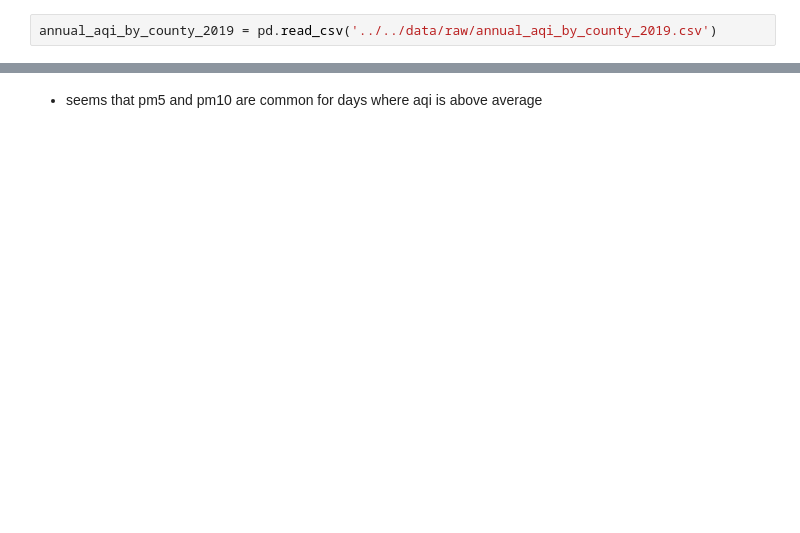
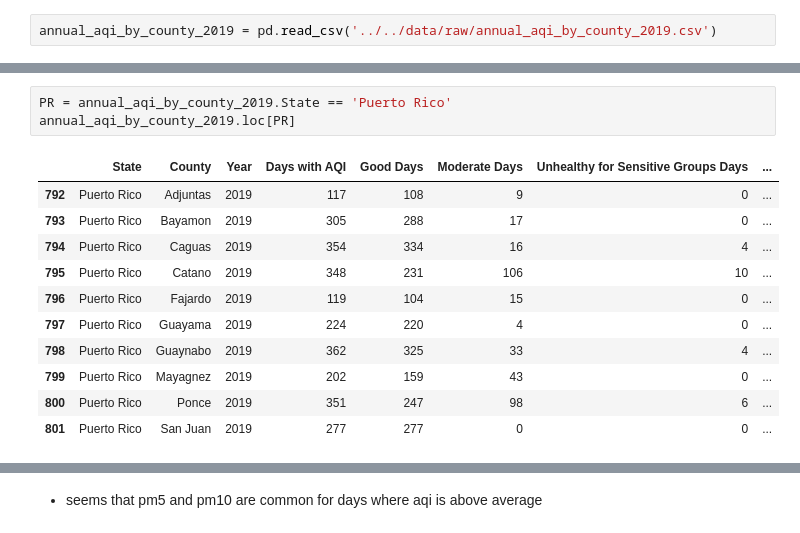
Before and after one commit to willkchan/Pollution-Forecast, a Jupyter notebook: src/preparation/Data_Wrangling7.ipynb, the cells around one changed output, grey strips where cells are left out. Drawn from its saved outputs; the diff is of its cells as text; blank space fills up the shorter version.

```diff
--- a/src/preparation/Data_Wrangling7.ipynb
+++ b/src/preparation/Data_Wrangling7.ipynb
@@ -68,3 +314,18 @@ annual_aqi_by_county_2019.head()
+# %%
+PR = annual_aqi_by_county_2019.State == 'Puerto Rico'
+annual_aqi_by_county_2019.loc[PR]
+# %% [output]
+|  | State | County | Year | Days with AQI | Good Days | Moderate Days | Unhealthy for Sensitive Groups Days | ... |
+| 792 | Puerto Rico | Adjuntas | 2019 | 117 | 108 | 9 | 0 | ... |
+| 793 | Puerto Rico | Bayamon | 2019 | 305 | 288 | 17 | 0 | ... |
+| 794 | Puerto Rico | Caguas | 2019 | 354 | 334 | 16 | 4 | ... |
+| 795 | Puerto Rico | Catano | 2019 | 348 | 231 | 106 | 10 | ... |
+| 796 | Puerto Rico | Fajardo | 2019 | 119 | 104 | 15 | 0 | ... |
+| 797 | Puerto Rico | Guayama | 2019 | 224 | 220 | 4 | 0 | ... |
+| 798 | Puerto Rico | Guaynabo | 2019 | 362 | 325 | 33 | 4 | ... |
+| 799 | Puerto Rico | Mayagnez | 2019 | 202 | 159 | 43 | 0 | ... |
+| 800 | Puerto Rico | Ponce | 2019 | 351 | 247 | 98 | 6 | ... |
+| 801 | Puerto Rico | San Juan | 2019 | 277 | 277 | 0 | 0 | ... |
 # %%
 hazard = annual_aqi_by_county_2019['Hazardous Days'] != 0
 
```
Also changed, not shown: parts of 24 cells of this notebook, 1 other file.
